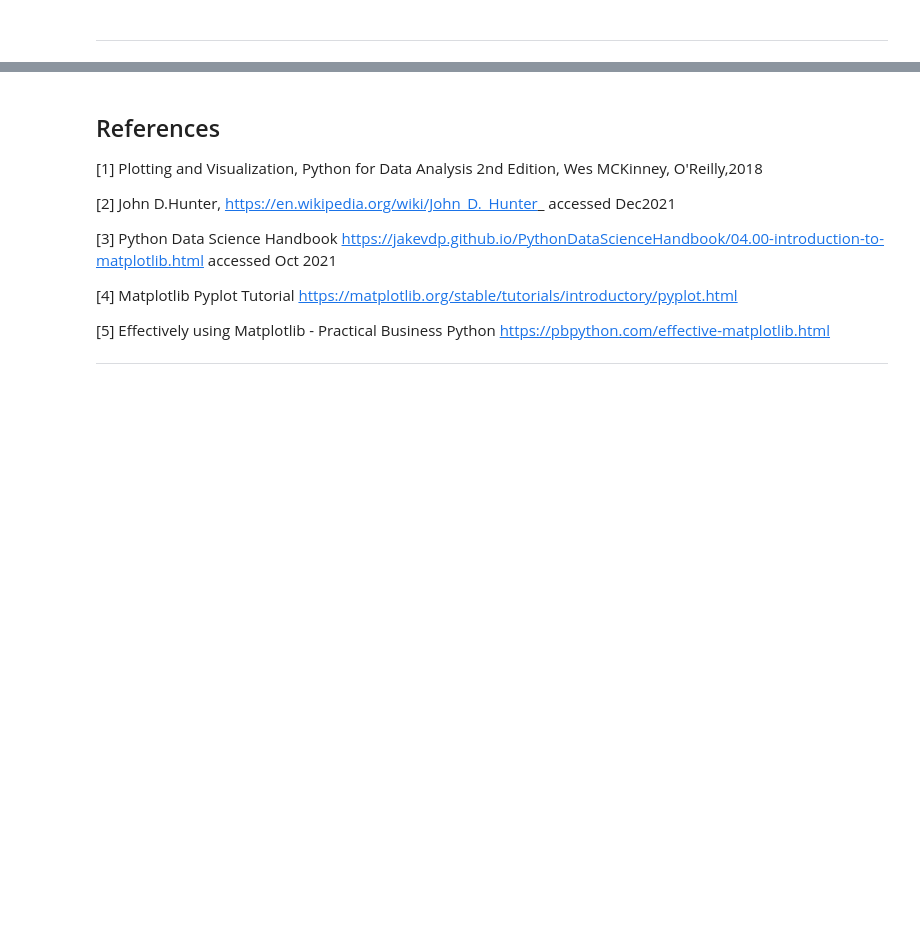
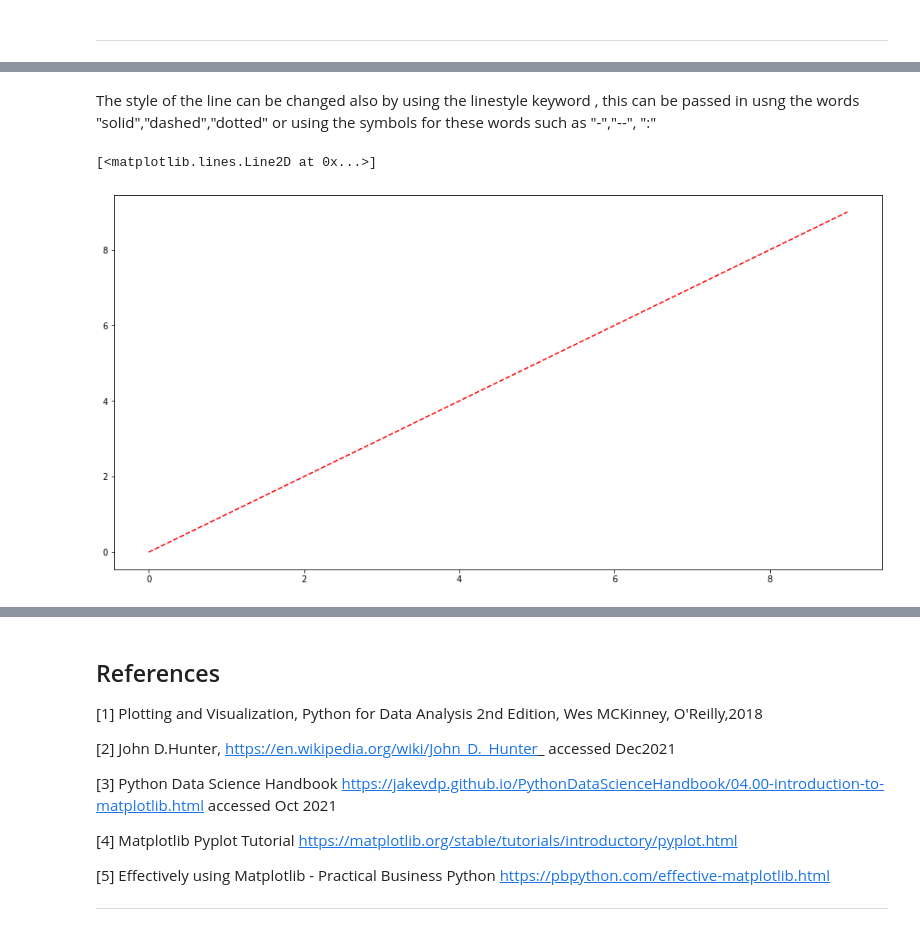
Before and after one commit to MarkJParry/FDA, a Jupyter notebook: pyplot.ipynb, the cells around one changed output, grey strips where cells are left out. Cells and saved outputs as stored; diff of their text form; code cells hidden in the pictures; blank space fills up the shorter version.

```diff
--- a/pyplot.ipynb
+++ b/pyplot.ipynb
@@ -159,0 +114,7 @@ plt.boxplot(data)
+# %% [markdown]
+The style of the line can be changed also by using the linestyle keyword , this can be passed in usng the words "solid","dashed","dotted" or using the symbols for these words such as "-","--", ":"
+# %%
+plt.plot(data,linestyle="dashed",color="r")
+# %% [output]
+[<matplotlib.lines.Line2D at 0x...>]
+[figure, added]
```
Also changed, not shown: parts of 38 cells of this notebook, 4 other files.
